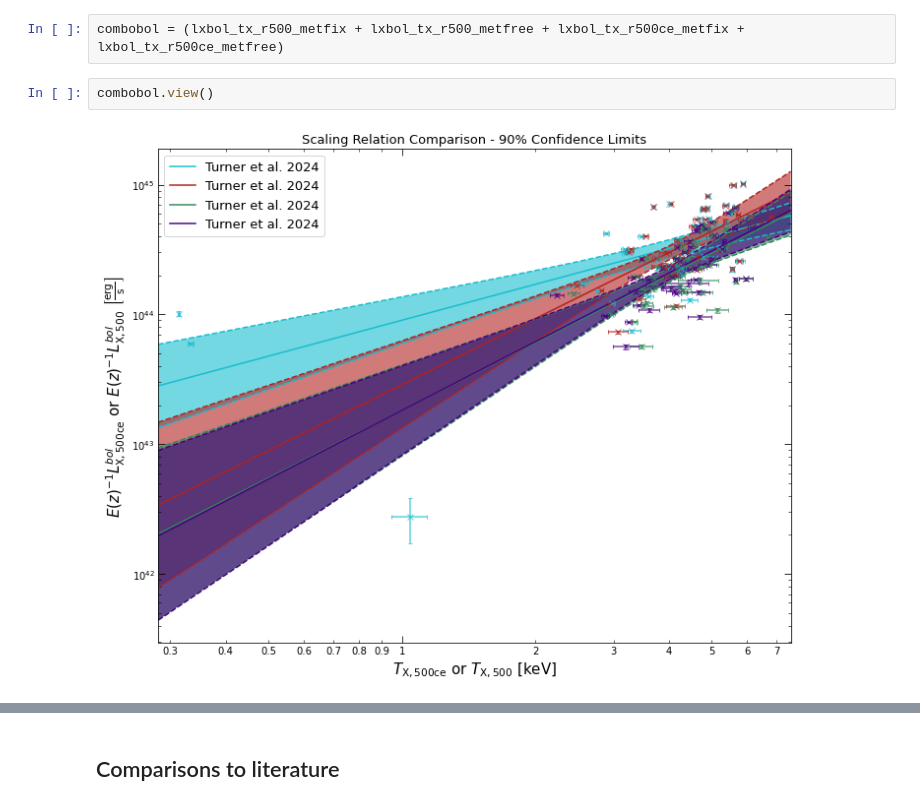
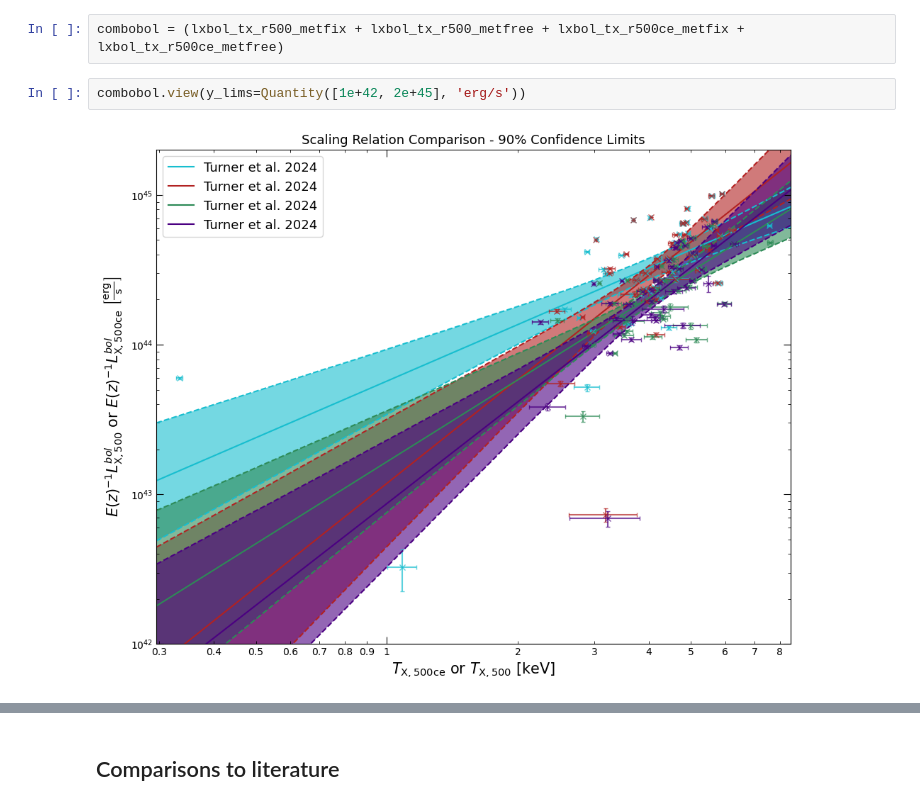
Before and after one commit to LoVoCCS/X-LoVoCCS-Analyses, a Jupyter notebook: notebooks/scaling_relations/luminosity_temperature.ipynb, the cells around one changed output, grey strips where cells are left out. Drawn from its saved outputs; the diff is of its cells as text.

```diff
--- a/notebooks/scaling_relations/luminosity_temperature.ipynb
+++ b/notebooks/scaling_relations/luminosity_temperature.ipynb
@@ -378,9 +346,9 @@ Then we show the bolometric luminosity relations:
 # %%
 combobol = (lxbol_tx_r500_metfix + lxbol_tx_r500_metfree + lxbol_tx_r500ce_metfix + lxbol_tx_r500ce_metfree)
 # %%
-combobol.view()
+combobol.view(y_lims=Quantity([1e+42, 2e+45], 'erg/s'))
 # %% [output]
-[figure, old version]
+[figure, new version]
 # %%
 combobol.view(show_data=False)
 # %% [output]
```
Also changed, not shown: parts of 29 cells of this notebook.
